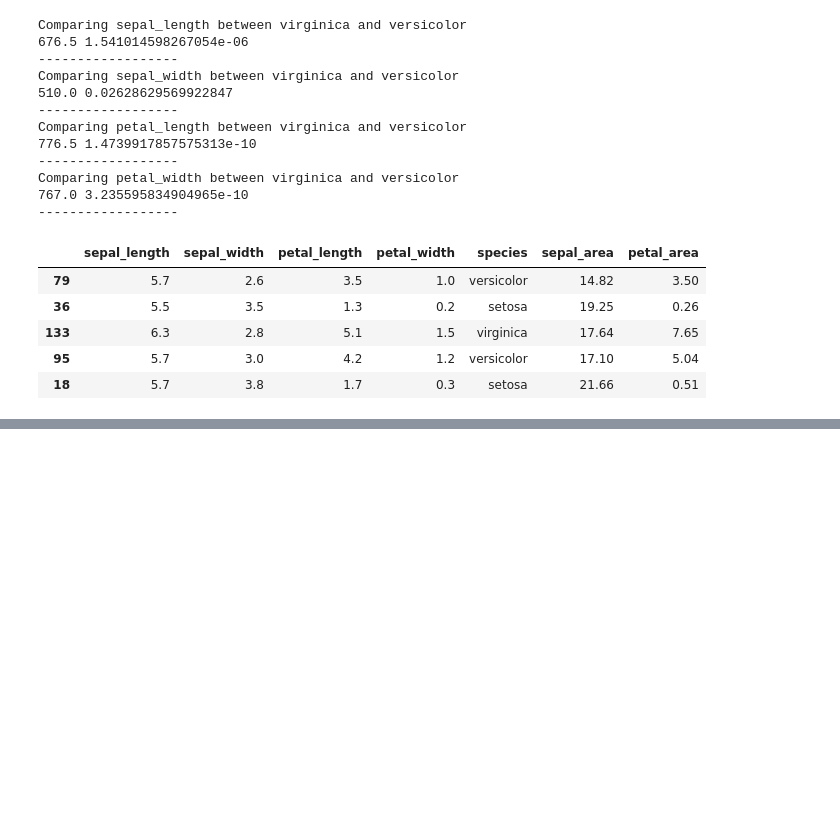
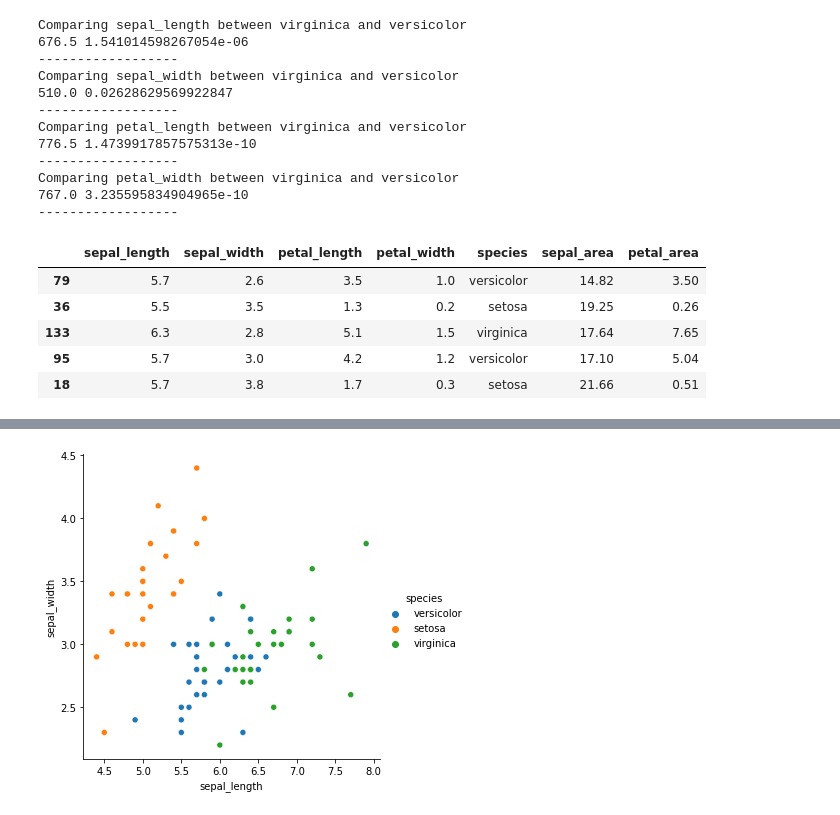
Before and after one commit to AJMartinezLlanes/classification-exercises, a Jupyter notebook: classification_exercises.ipynb, the cells around one changed output, grey strips where cells are left out. Cells and saved outputs as stored; diff of their text form; code cells hidden in the pictures; blank space fills up the shorter version.

```diff
--- a/classification_exercises.ipynb
+++ b/classification_exercises.ipynb
@@ -1204,2 +1207,6 @@ itertools.combinations
 # %%
 # Visualize two numeric variables by means of the species. Hint: sns.relplot with hue or col
+sns.relplot(data= train, x='sepal_length' , y='sepal_width' , hue='species')
+plt.show()
+# %% [output]
+[figure, added]
```
Also changed, not shown: parts of 19 cells of this notebook, 1 other file.
